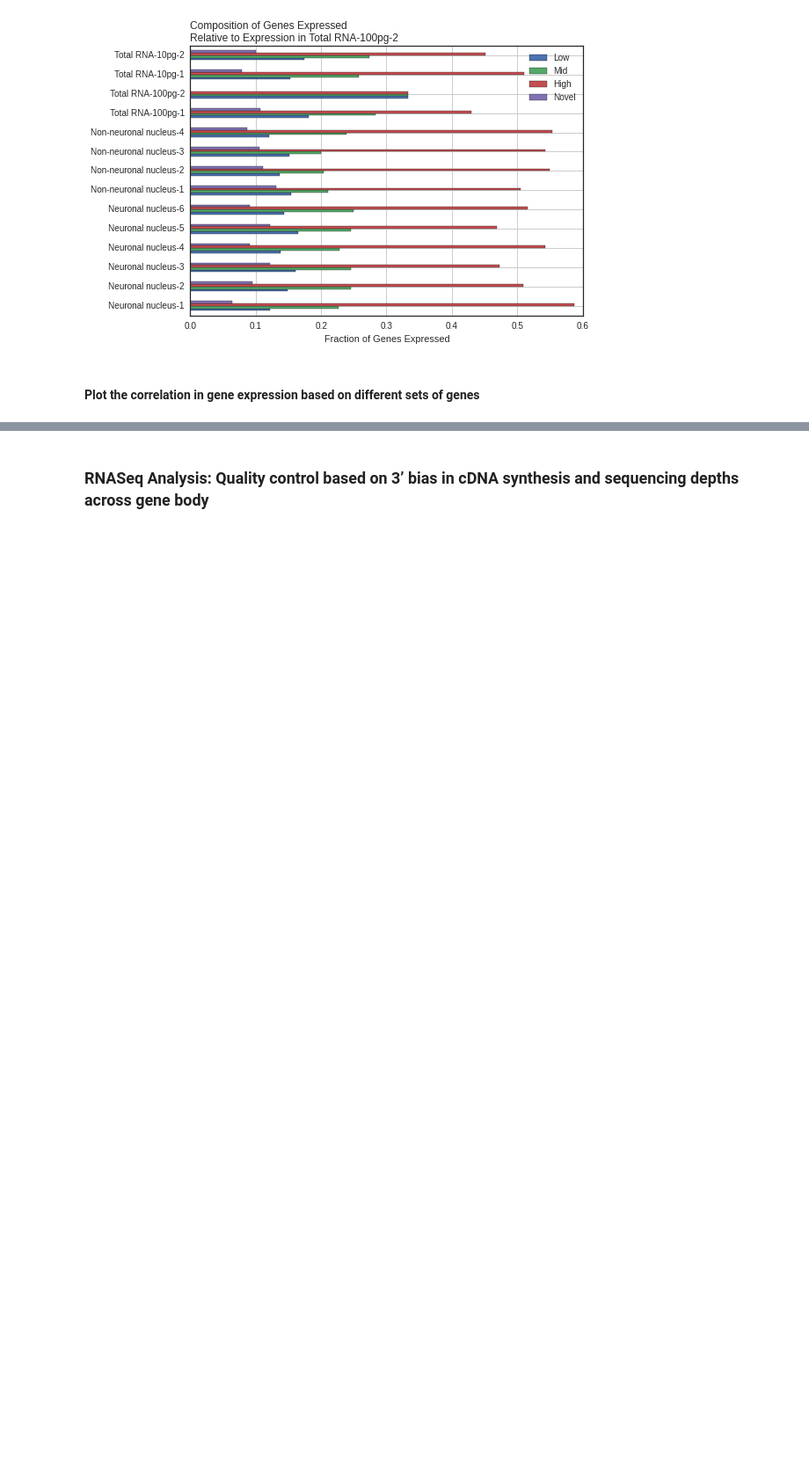
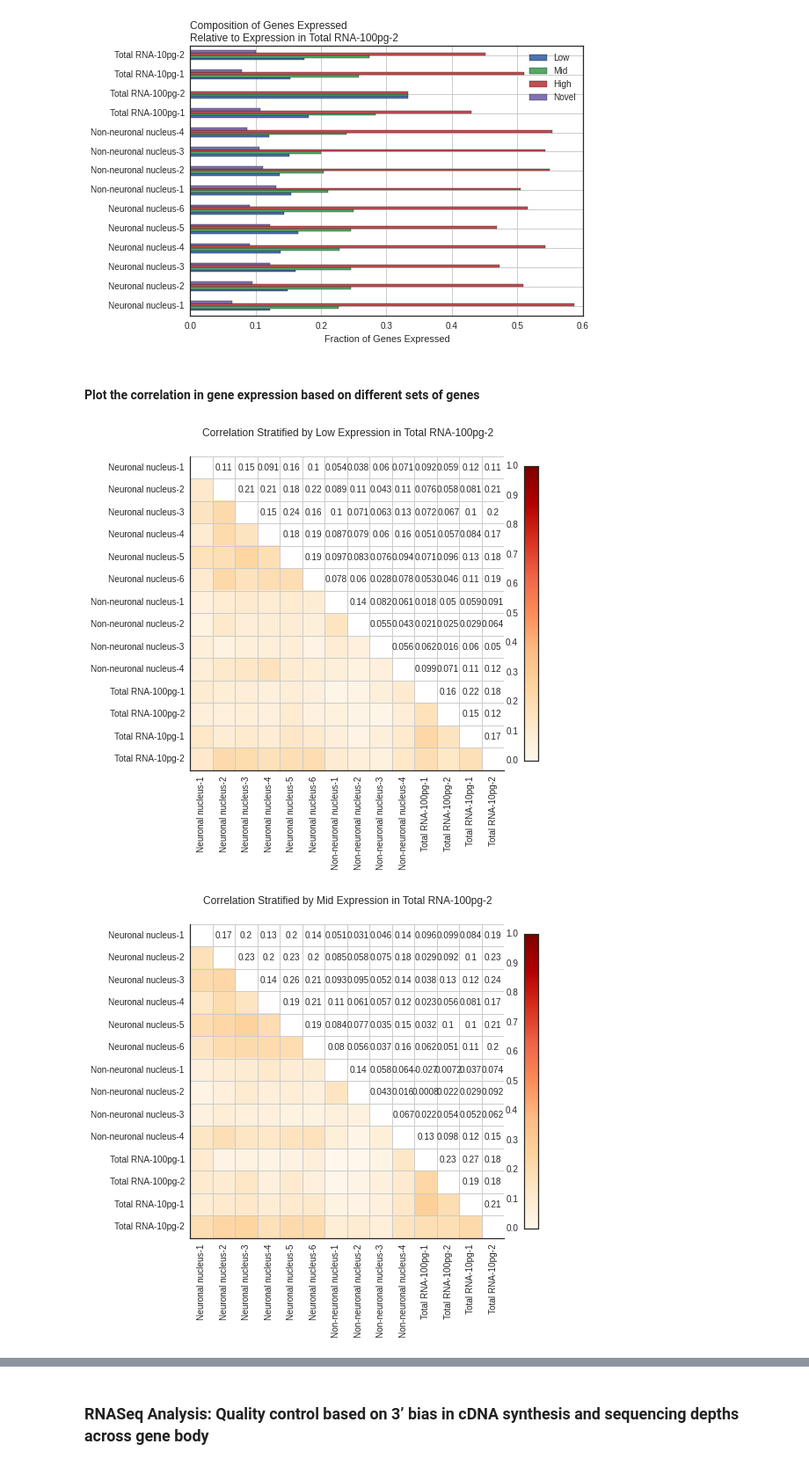
Before and after one commit to Schork-Lab/np_single_nucleus_rnaseq, a Jupyter notebook: data_analysis.ipynb, the cells around one changed output, grey strips where cells are left out. Shown: that part at 88% size. Drawn from its saved outputs; the diff is of its cells as text; code cells hidden in the pictures; blank space fills up the shorter version.

Commit message:
Fixed correlation plot creation.

```diff
--- a/data_analysis.ipynb
+++ b/data_analysis.ipynb
@@ -185,8 +185,11 @@ ax.set_xlabel('Fraction of Genes Expressed');
 # %%
 for genes, gene_type in zip([low, mid, high], ['Low', 'Mid', 'High']):
     fig = plt.figure(figsize=(8,8))
     ax = fig.add_subplot(111)
-    ax = sns.corrplot(tpm_df.ix[genes].sort(axis=1), method='spearman',
+    ax = sns.corrplot(tpm_df.ix[genes.index].sort(axis=1), method='spearman',
                           ax=ax, diag_names=False, cmap_range=(0, 1), cbar=True)
     ax.set_title('Correlation Stratified by %s Expression in %s' % (gene_type, control))
     sns.despine()
+# %% [output]
+[figure, added]
+[figure, added]
```
Also changed, not shown: parts of 3 cells of this notebook.
